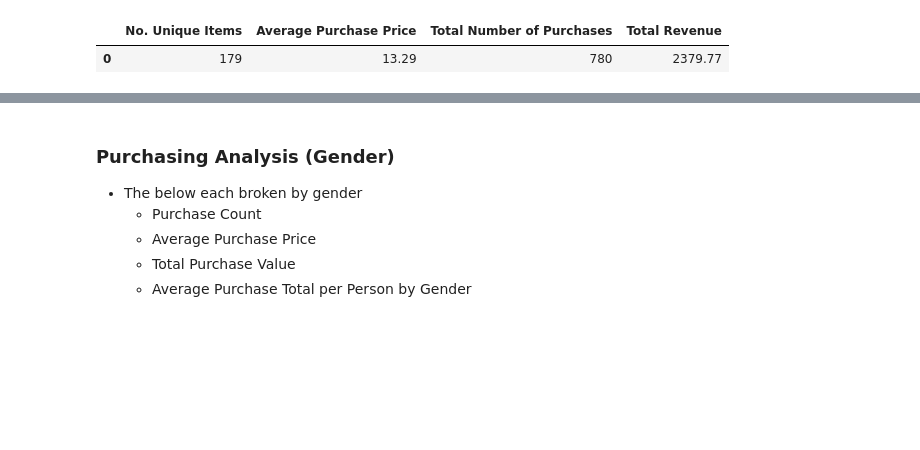
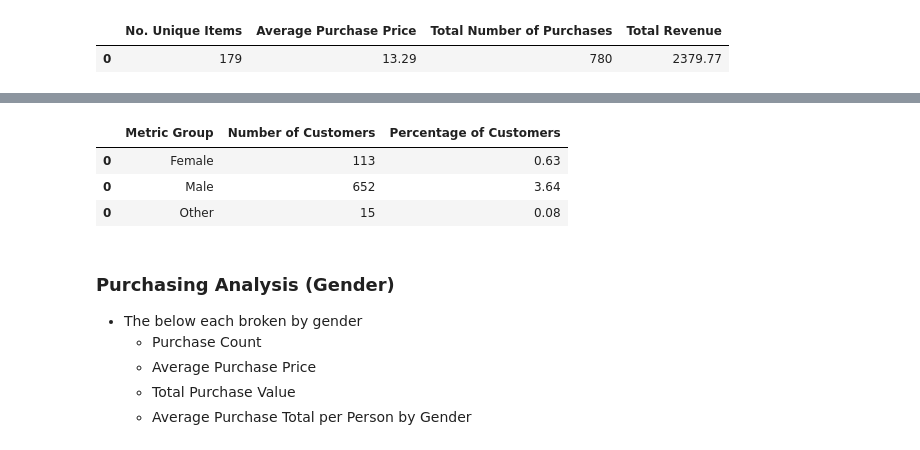
Before and after one commit to gvenkata/Rutgers-Bootcamp-HW, a Jupyter notebook: week4/HeroesOfPymoli/Heroes of Pymoli - Geetha V.ipynb, the cells around one changed output, grey strips where cells are left out. Saved outputs shown, nothing was run; the diff lists cells and outputs as text; code cells hidden in the pictures; blank space fills up the shorter version.

```diff
--- a/week4/HeroesOfPymoli/Heroes of Pymoli - Geetha V.ipynb
+++ b/week4/HeroesOfPymoli/Heroes of Pymoli - Geetha V.ipynb
@@ -50,3 +57,37 @@ summary_table
+# %%
+gender_frame = purchase_frame.groupby("Gender")["Item Name"].count()
+fem = gender_frame["Female"]
+male = gender_frame["Male"]
+other = gender_frame["Other / Non-Disclosed"]
+
+fem_p = round((fem/count_IN), 2)
+male_p = round((male/count_IN), 2)
+other_p = round((other/count_IN), 2)
+
+#Summary Table goes here
+fem_table = pd.DataFrame({"Metric Group": "Female",
+                          "Number of Customers": [fem],
+                          "Percentage of Customers": [fem_p],
+                         })
+
+male_table = pd.DataFrame({"Metric Group": "Male",
+                          "Number of Customers": [male],
+                          "Percentage of Customers": [male_p],
+                         })
+
+other_table = pd.DataFrame({"Metric Group": "Other",
+                          "Number of Customers": [other],
+                          "Percentage of Customers": [other_p],
+                         })
+
+final = pd.concat([fem_table, male_table, other_table])
+final
+#print(final.to_string(index=False))
+# %% [output]
+|  | Metric Group | Number of Customers | Percentage of Customers |
+| 0 | Female | 113 | 0.63 |
+| 0 | Male | 652 | 3.64 |
+| 0 | Other | 15 | 0.08 |
 # %% [markdown]
 ### Purchasing Analysis (Gender)
 
```
Also changed, not shown: parts of 8 cells of this notebook.
